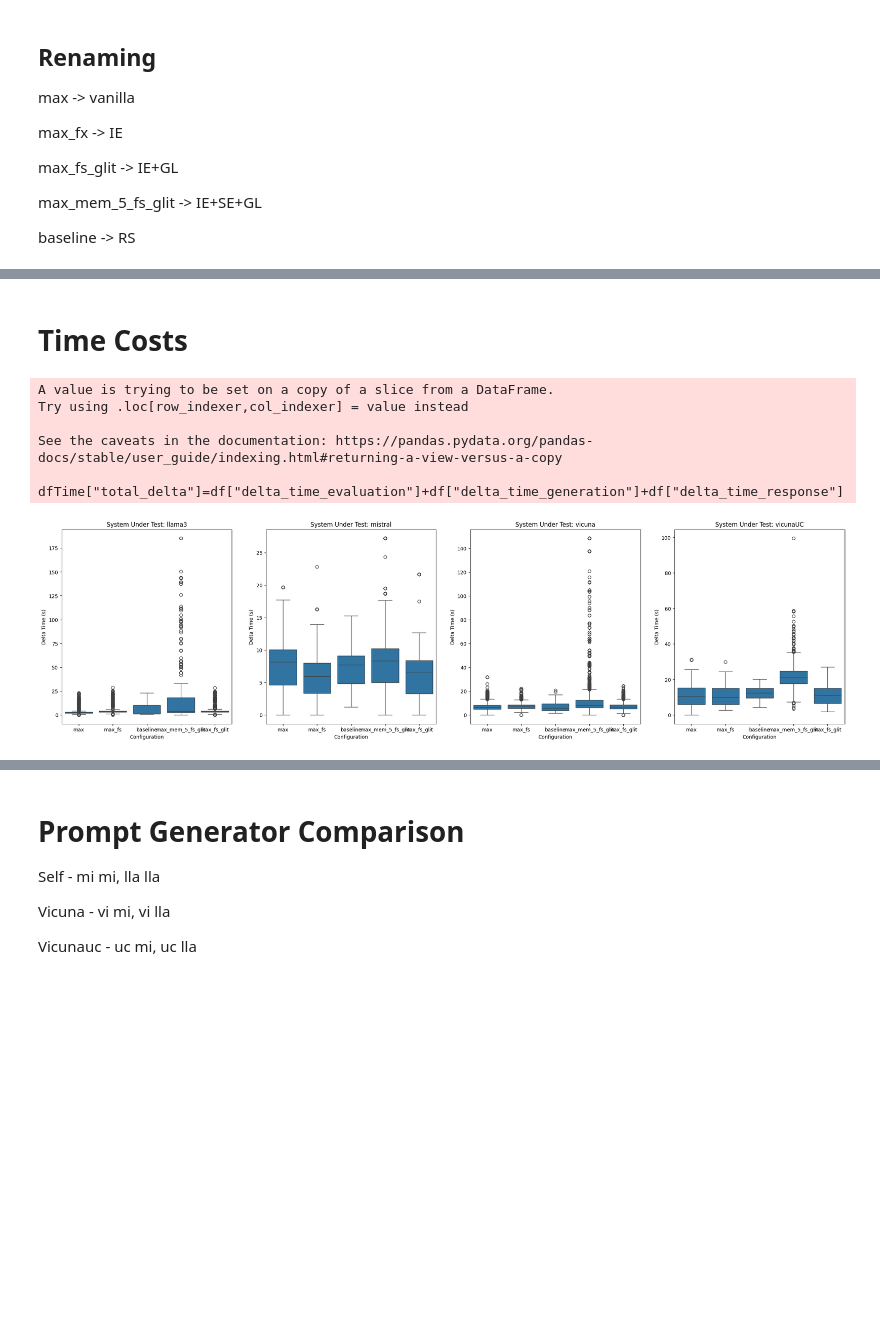
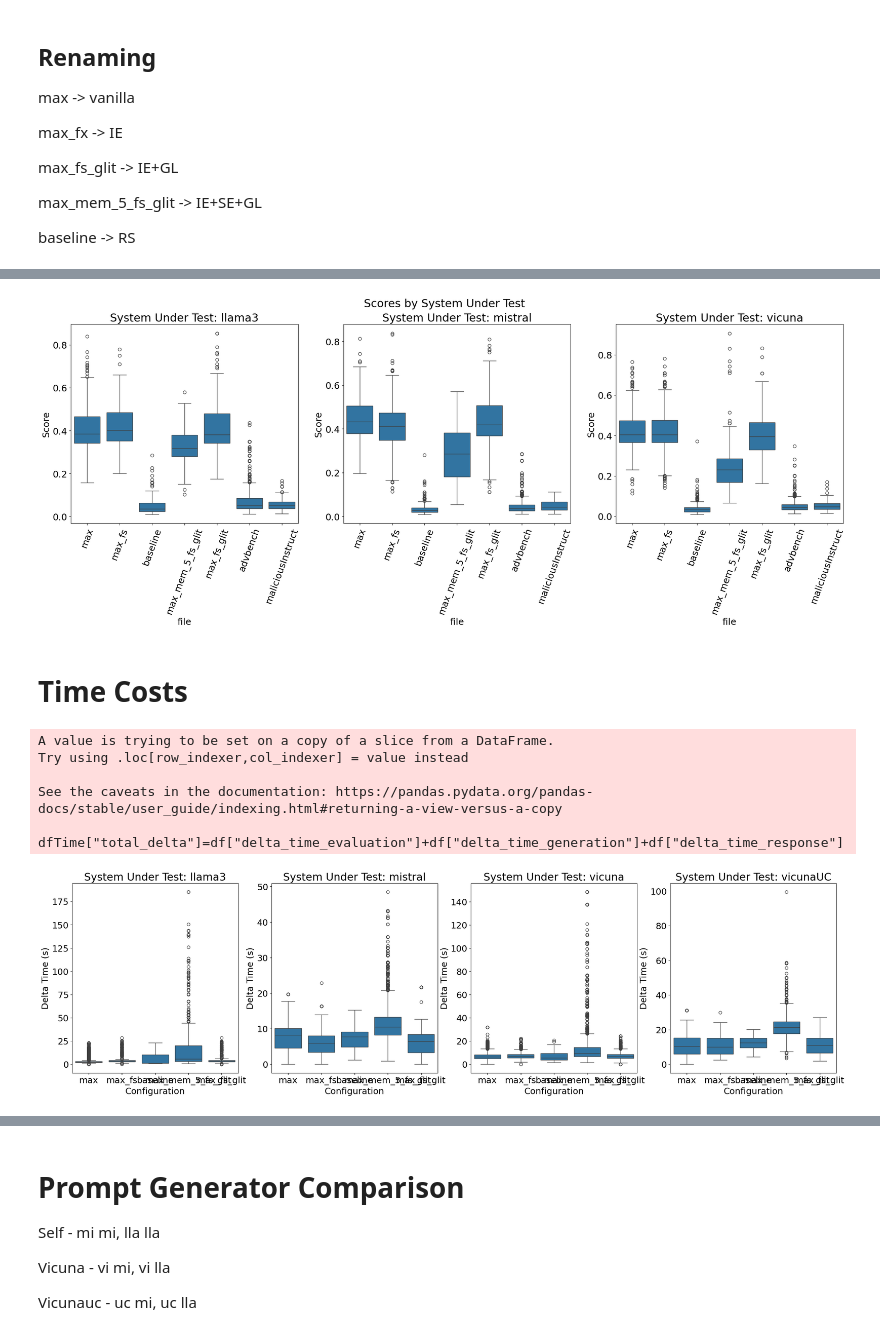
Before and after one commit to sbancuz/ToxicOracles, a Jupyter notebook: plotter.ipynb, the cells around one changed output, grey strips where cells are left out. Cells and saved outputs as stored; diff of their text form; code cells hidden in the pictures; blank space fills up the shorter version.

```diff
--- a/plotter.ipynb
+++ b/plotter.ipynb
@@ -77,3 +77,40 @@ for sut in suts:
+# %%
+# duplicate the dataframe
+dfFinal2=dfFinal.copy()
+# drop the generator columns
+dfFinal2=dfFinal2.drop(columns=["prompt_generator"])
+# drop vicunaUC
+dfFinal2=dfFinal2[dfFinal2["system_under_test"]!="vicunaUC"]
+
+
+# add the files in rebuttal
+folder1="results/rebuttal"
+folders1 = [f.path for f in os.scandir(folder1) if f.is_dir()]
+dfRebuttal=load_data(input=folders1, criteria="max", includeBaseline=True)
+# drop the prompt generator column
+dfRebuttal=dfRebuttal.drop(columns=["prompt_generator"])
+
+# merge the dataframes
+dfFinal3=pd.concat([dfFinal2, dfRebuttal])
+
+# boxplot of the scores for each system under test, by file name
+# one subplot for each system under test
+width=7*len(suts)-1
+fig, ax= plt.subplots(1, len(suts)-1, figsize=(width, 7))
+suts2=suts[suts!="vicunaUC"]
+for i, sut in enumerate(suts2):
+    data=dfFinal3[dfFinal3["system_under_test"]==sut]
+    sns.boxplot(x="file", y="score", data=data, ax=ax[i])
+    ax[i].set_title("System Under Test: "+sut)
+    ax[i].set_ylabel("Score")
+    # rotate the x labels
+    ax[i].tick_params(axis='x', rotation=70)
+
+plt.suptitle("Scores by System Under Test")
+
+plt.show()
+# %% [output]
+[figure, added]
 # %% [markdown]
 # Time Costs
 # %%
@@ -104,7 +141,7 @@ Try using .loc[row_indexer,col_indexer] = value instead
 
 See the caveats in the documentation: https://pandas.pydata.org/pandas-docs/stable/user_guide/indexing.html#returning-a-view-versus-a-copy
   dfTime["total_delta"]=df["delta_time_evaluation"]+df["delta_time_generation"]+df["delta_time_response"]
-[figure, old version]
+[figure, new version]
 # %%
 # create a row of plots, one for each system under test
 #fig, ax= plt.subplots(len(suts),1, figsize=(7, 7*len(suts)))#, sharey=True)
```
Also changed, not shown: parts of 6 cells of this notebook, 49 other files.
